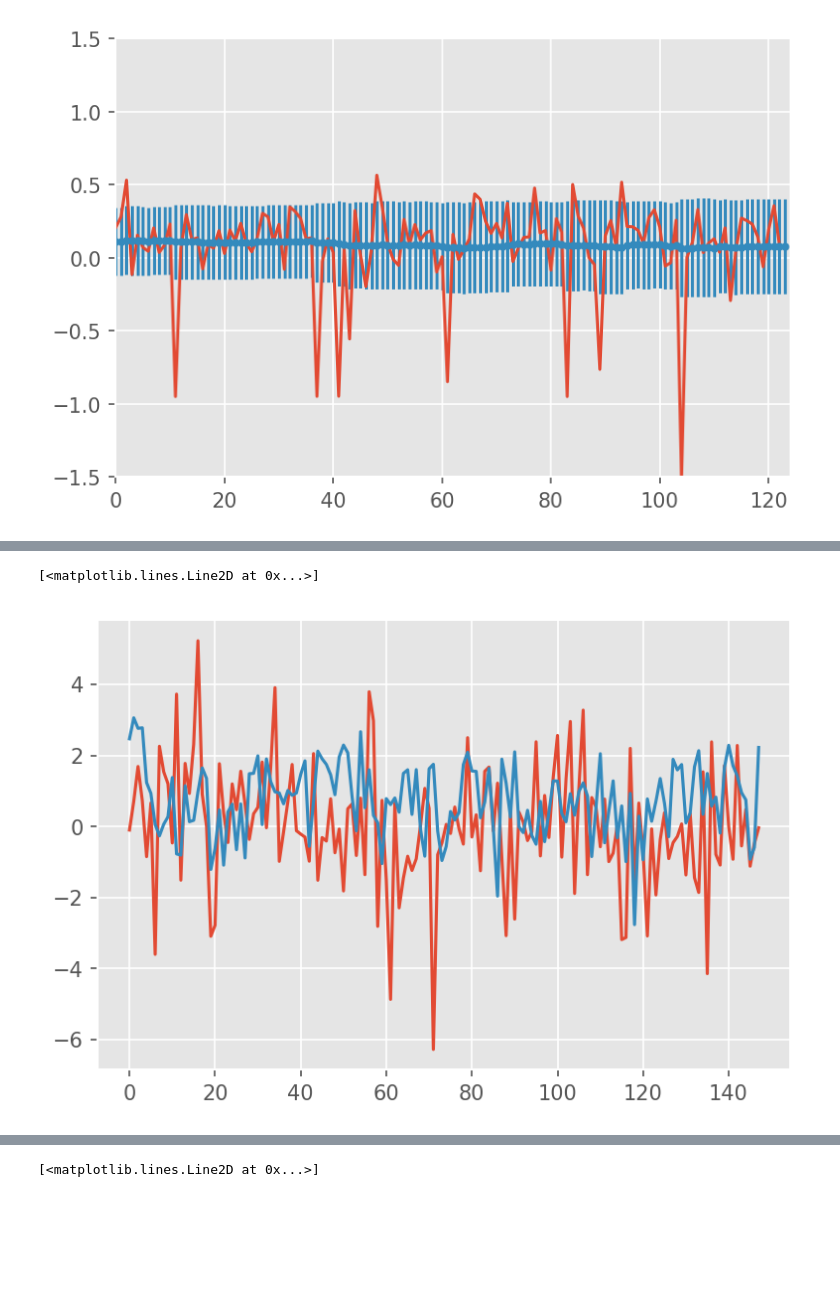
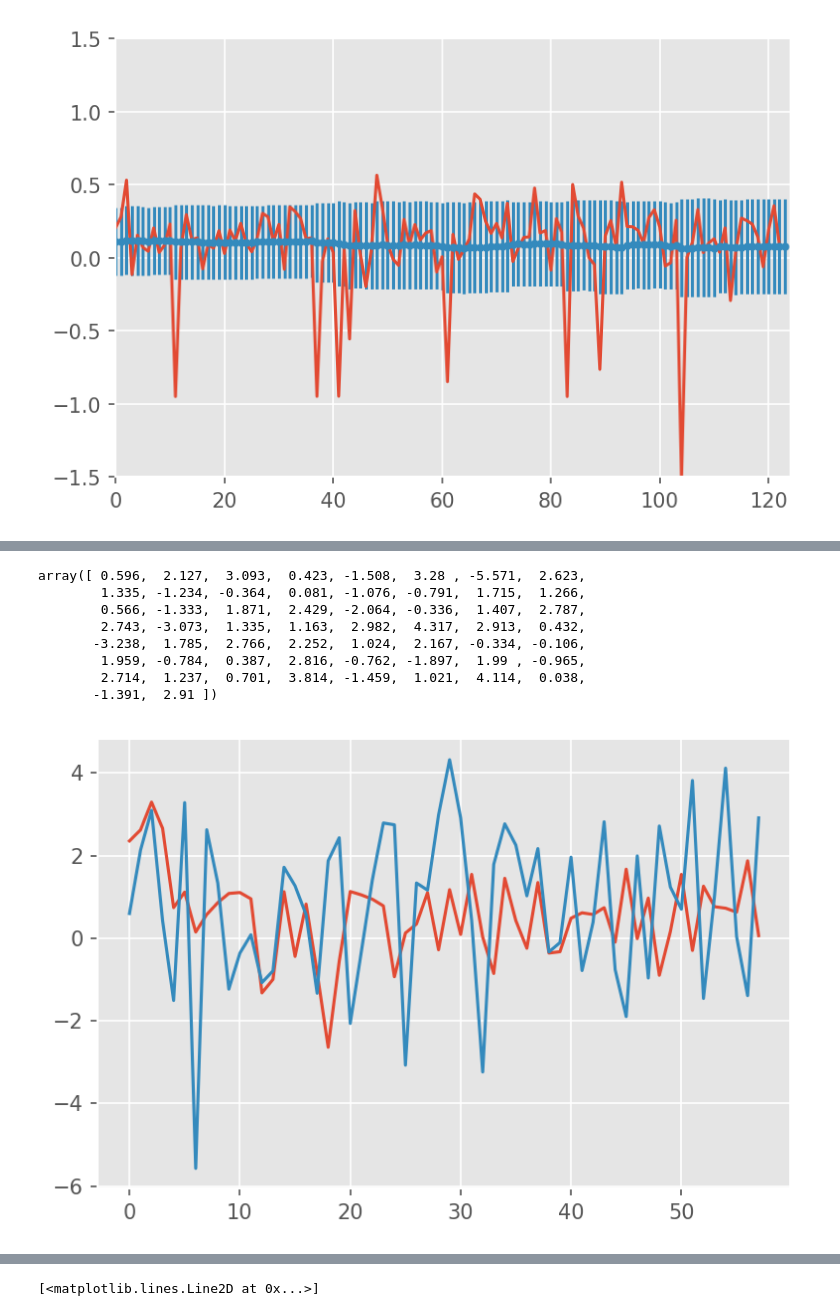
Before and after one commit to jamiebernardin/bayesian_golf, a Jupyter notebook: golf-2.0-strokes.ipynb, the cells around one changed output, grey strips where cells are left out. Saved outputs shown, nothing was run; the diff lists cells and outputs as text; code cells hidden in the pictures; blank space fills up the shorter version.

```diff
--- a/golf-2.0-strokes.ipynb
+++ b/golf-2.0-strokes.ipynb
@@ -51,13 +40,35 @@ plt.plot(range(0, len (df)), df['avg_sg_putting'])
-# %%
-
-sqlTxt = '''
-select * from scores where player_id = 24502 order by date;
-
-'''
-df = util.pd_from_sql(sqlTxt)
-# foo = plt.errorbar(range(0, len (df)), df['avg_score'], df['std_score'], linestyle='None', marker='^')
-plt.plot(range(0, len (df)), df['sg_putting'])
-plt.plot(range(0, len (df)), df['sg_tee'])
-# %% [output]
-[<matplotlib.lines.Line2D at 0x...>]
-[figure, removed]
+# %%
+player = 'Jordan Spieth'
+year = 2016
+sqlTxt = '''
+select * from scores, players
+    where year = %s
+      and name like %s
+      and scores.player_id = players.player_id
+      and scores.sg_putting is not null
+      order by date;
+'''
+df = util.pd_from_sql(sqlTxt, [year, player])
+ts = df['sg_tee']
+tsd = df['sg_putting']
+plt.plot(range(0, len (ts)), ts)
+plt.plot(range(0, len (tsd)), tsd)
+import statsmodels.api as sm
+import scipy.fftpack as fp
+r = range(0, 20)
+tsd.as_matrix()
+# plt.plot(r, [ df['sg_tee'].autocorr(i) for i in r], label='tee')
+# plt.plot(r, [ df['sg_approach'].autocorr(i) for i in r], label='approach')
+# plt.plot(r, [ df['sg_around'].autocorr(i) for i in r], label='around')
+# plt.plot(r, [ df['sg_putting'].autocorr(i) for i in r], label='putting')
+# plt.legend(loc='upper right')
+# %% [output]
+array([ 0.596,  2.127,  3.093,  0.423, -1.508,  3.28 , -5.571,  2.623,
+        1.335, -1.234, -0.364,  0.081, -1.076, -0.791,  1.715,  1.266,
+        0.566, -1.333,  1.871,  2.429, -2.064, -0.336,  1.407,  2.787,
+        2.743, -3.073,  1.335,  1.163,  2.982,  4.317,  2.913,  0.432,
+       -3.238,  1.785,  2.766,  2.252,  1.024,  2.167, -0.334, -0.106,
+        1.959, -0.784,  0.387,  2.816, -0.762, -1.897,  1.99 , -0.965,
+        2.714,  1.237,  0.701,  3.814, -1.459,  1.021,  4.114,  0.038,
+       -1.391,  2.91 ])
+[figure, added]
```
Also changed, not shown: parts of 4 cells of this notebook, 2 other files.
